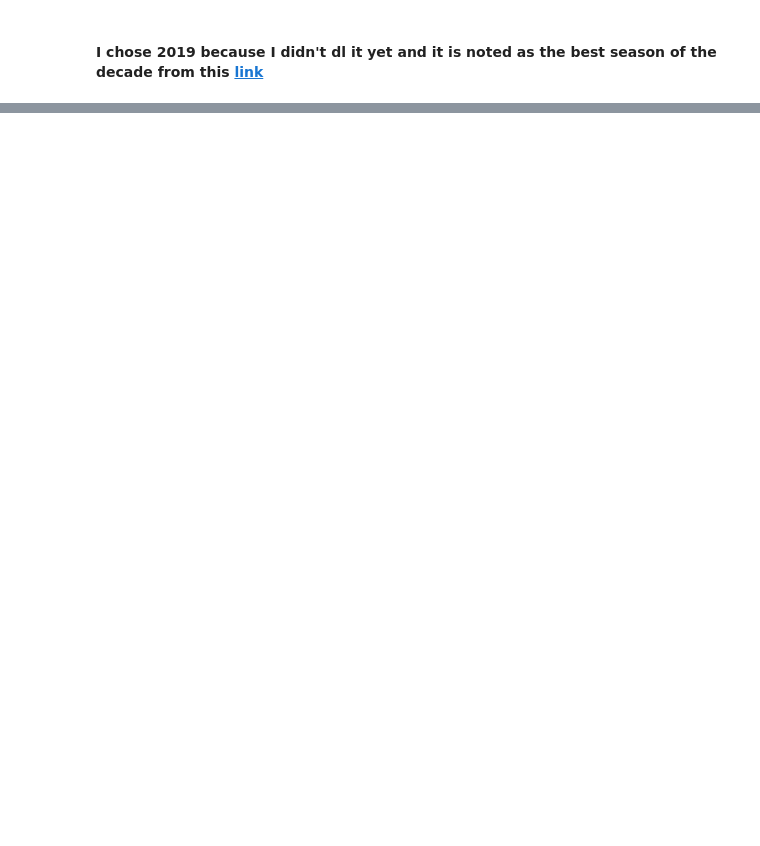
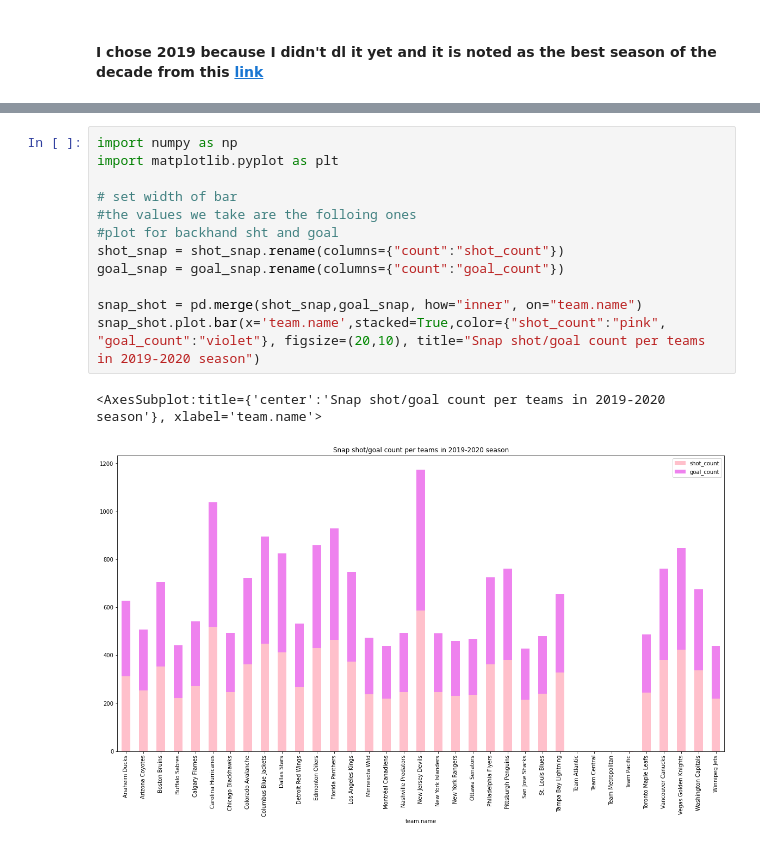
Before and after one commit to M0rph3e/ift6758-project-main, a Jupyter notebook: notebooks/data_visualizations.ipynb, the cells around one changed output, grey strips where cells are left out. Drawn from its saved outputs; the diff is of its cells as text; blank space fills up the shorter version.

```diff
--- a/notebooks/data_visualizations.ipynb
+++ b/notebooks/data_visualizations.ipynb
@@ -16,0 +220,15 @@ Len of games_list in 2019 is 1550
+# %%
+import numpy as np
+import matplotlib.pyplot as plt
+
+# set width of bar
+#the values we take are the folloing ones
+#plot for backhand sht and goal
+shot_snap = shot_snap.rename(columns={"count":"shot_count"})
+goal_snap = goal_snap.rename(columns={"count":"goal_count"})
+
+snap_shot = pd.merge(shot_snap,goal_snap, how="inner", on="team.name")
+snap_shot.plot.bar(x='team.name',stacked=True,color={"shot_count":"pink", "goal_count":"violet"}, figsize=(20,10), title="Snap shot/goal count per teams in 2019-2020 season")
+# %% [output]
+<AxesSubplot:title={'center':'Snap shot/goal count per teams in 2019-2020 season'}, xlabel='team.name'>
+[figure, added]
```
Also changed, not shown: parts of 20 cells of this notebook.
